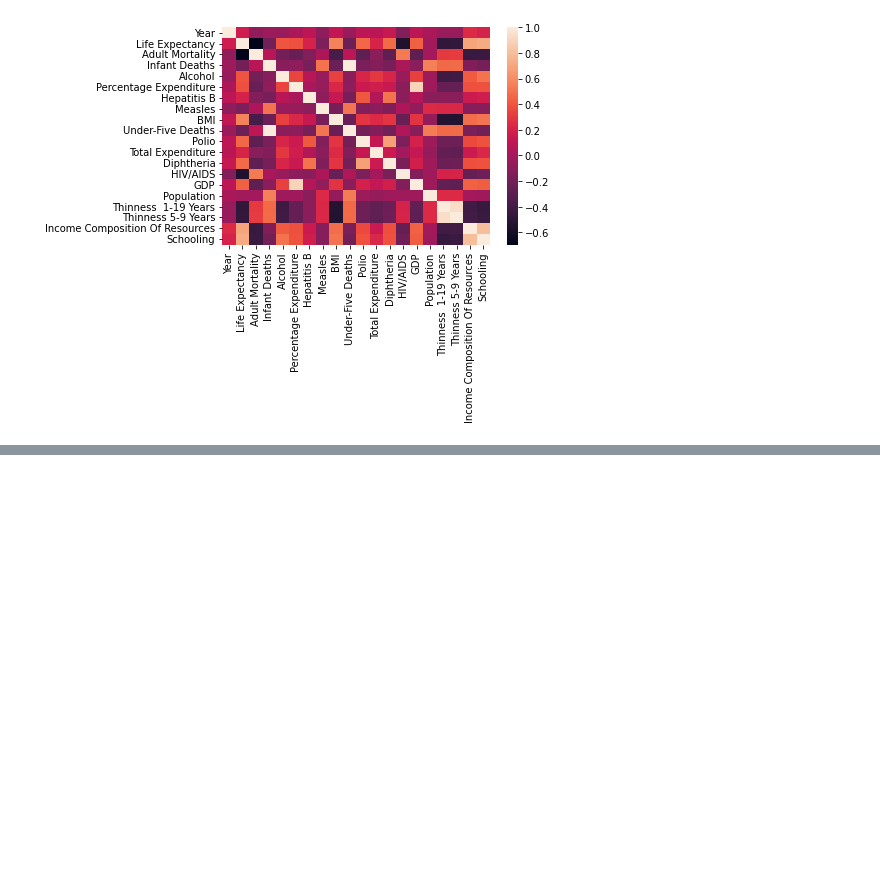
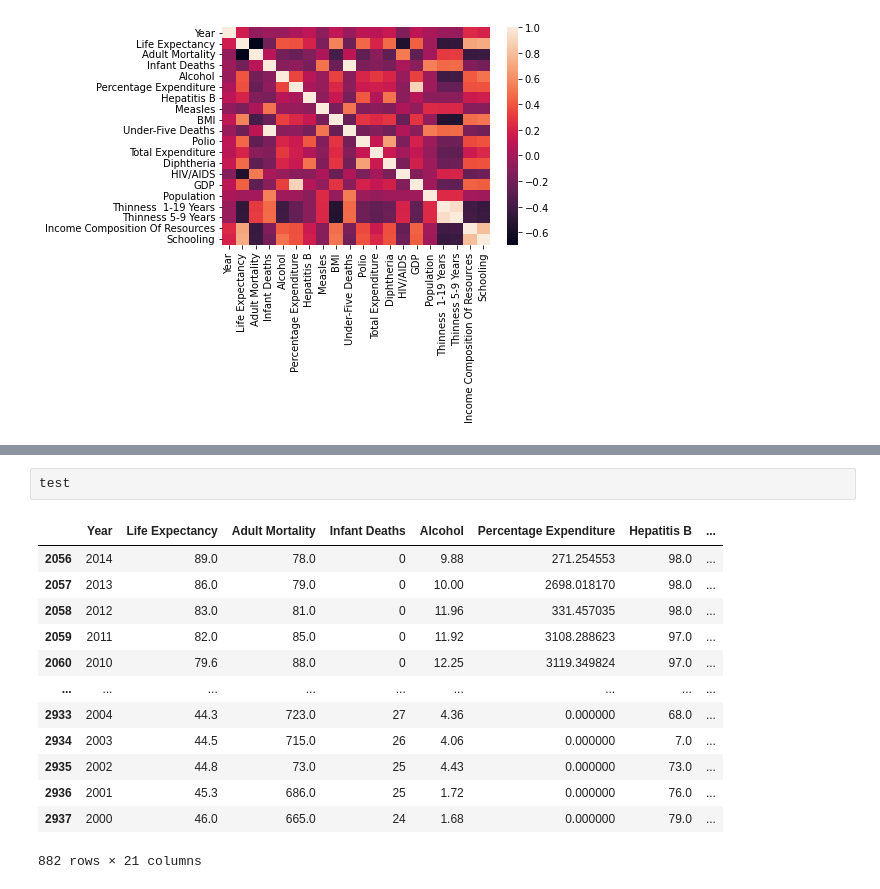
Before and after one commit to BinhHong/Life-Expectancy, a Jupyter notebook: Multi Linear Regression.ipynb, the cells around one changed output, grey strips where cells are left out. Drawn from its saved outputs; the diff is of its cells as text; blank space fills up the shorter version.

```diff
--- a/Multi Linear Regression.ipynb
+++ b/Multi Linear Regression.ipynb
@@ -73,0 +129,16 @@ sns.heatmap(data.corr())
+# %%
+test
+# %% [output]
+|  | Year | Life Expectancy | Adult Mortality | Infant Deaths | Alcohol | Percentage Expenditure | Hepatitis B | ... |
+| 2056 | 2014 | 89.0 | 78.0 | 0 | 9.88 | 271.254553 | 98.0 | ... |
+| 2057 | 2013 | 86.0 | 79.0 | 0 | 10.00 | 2698.018170 | 98.0 | ... |
+| 2058 | 2012 | 83.0 | 81.0 | 0 | 11.96 | 331.457035 | 98.0 | ... |
+| 2059 | 2011 | 82.0 | 85.0 | 0 | 11.92 | 3108.288623 | 97.0 | ... |
+| 2060 | 2010 | 79.6 | 88.0 | 0 | 12.25 | 3119.349824 | 97.0 | ... |
+| ... | ... | ... | ... | ... | ... | ... | ... | ... |
+| 2933 | 2004 | 44.3 | 723.0 | 27 | 4.36 | 0.000000 | 68.0 | ... |
+| 2934 | 2003 | 44.5 | 715.0 | 26 | 4.06 | 0.000000 | 7.0 | ... |
+| 2935 | 2002 | 44.8 | 73.0 | 25 | 4.43 | 0.000000 | 73.0 | ... |
+| 2936 | 2001 | 45.3 | 686.0 | 25 | 1.72 | 0.000000 | 76.0 | ... |
+| 2937 | 2000 | 46.0 | 665.0 | 24 | 1.68 | 0.000000 | 79.0 | ... |
+882 rows × 21 columns
```
Also changed, not shown: parts of 38 cells of this notebook.
